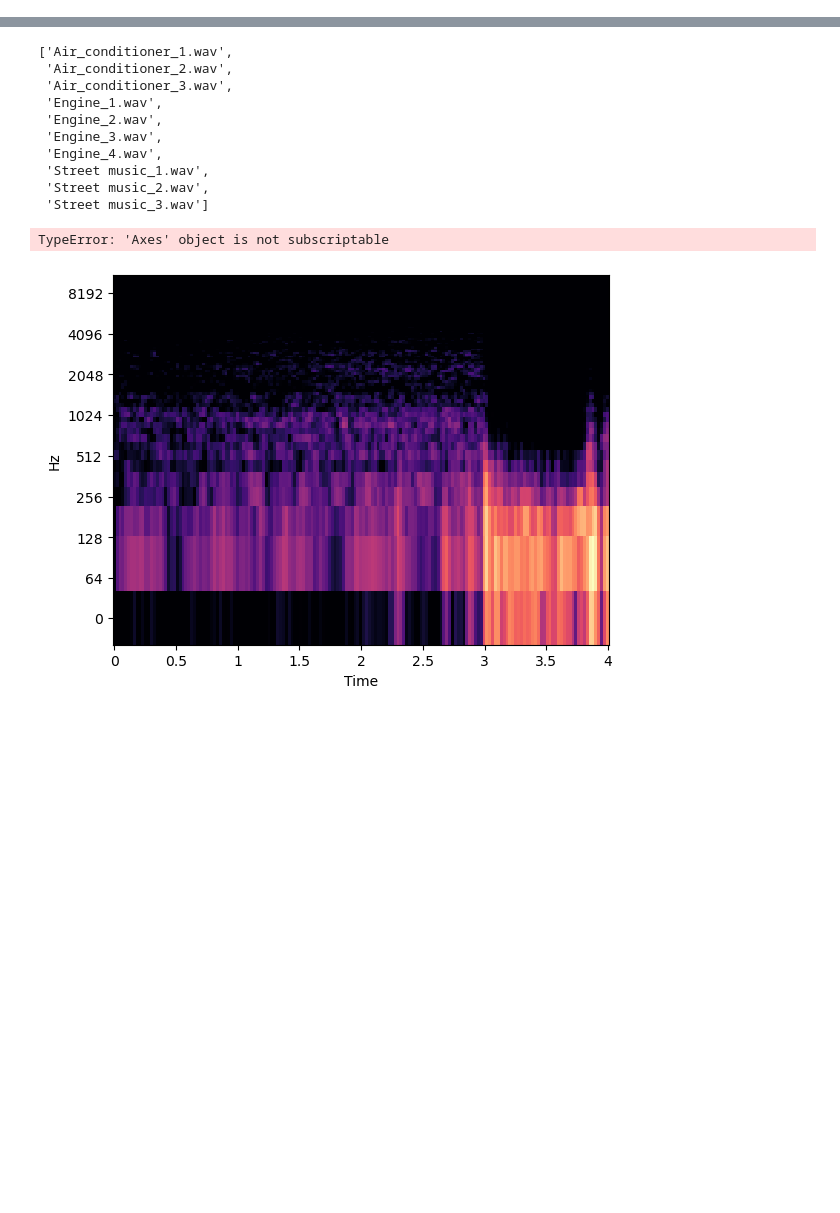
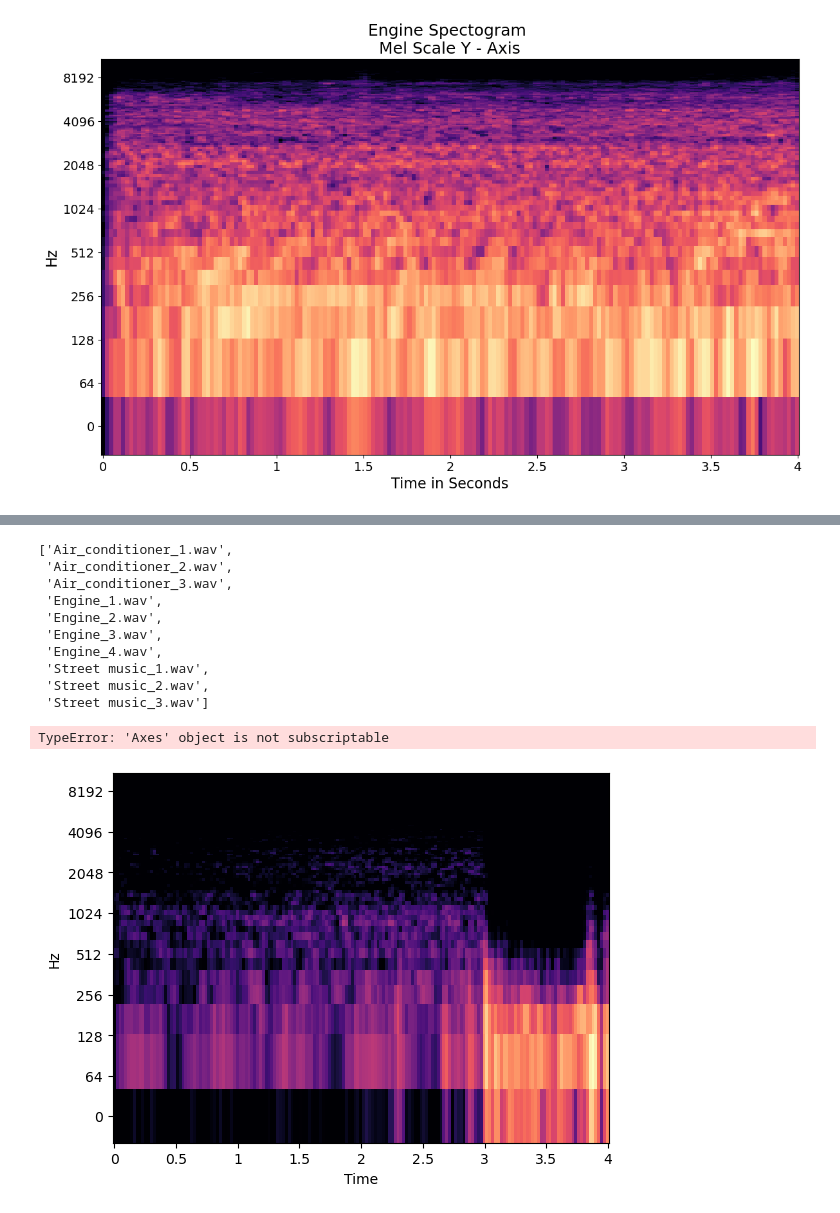
Before and after one commit to ewestrich/Eyeballing-City-Sounds, a Jupyter notebook: Sounds_In_The_Wild.ipynb, the cells around one changed output, grey strips where cells are left out. Saved outputs shown, nothing was run; the diff lists cells and outputs as text; code cells hidden in the pictures; blank space fills up the shorter version.

```diff
--- a/Sounds_In_The_Wild.ipynb
+++ b/Sounds_In_The_Wild.ipynb
@@ -109,0 +149,21 @@ files_list = files_list[2:]
+# %%
+path = 'my_recordings/Engine_1.wav'
+y, sr = librosa.load(path)
+
+# Standardize the length to 88,200 samples, or 4 seconds
+fig, ax = plt.subplots(figsize = (14,8))
+
+
+S = librosa.feature.melspectrogram(y=y, sr=sr,)
+S_db_mel = librosa.amplitude_to_db(S, ref=np.max)
+
+img = librosa.display.specshow(S_db_mel, x_axis='time' , y_axis='log')
+plt.title('Engine Spectogram \n Mel Scale Y - Axis ', fontsize = 18)
+plt.xlabel('Time in Seconds', fontsize=16)
+plt.ylabel('Hz', fontsize=16)
+plt.xticks(fontsize=14)
+plt.yticks(fontsize=14)
+
+plt.show()
+# %% [output]
+[figure, added]
```
Also changed, not shown: parts of 4 cells of this notebook, 2 other files.
